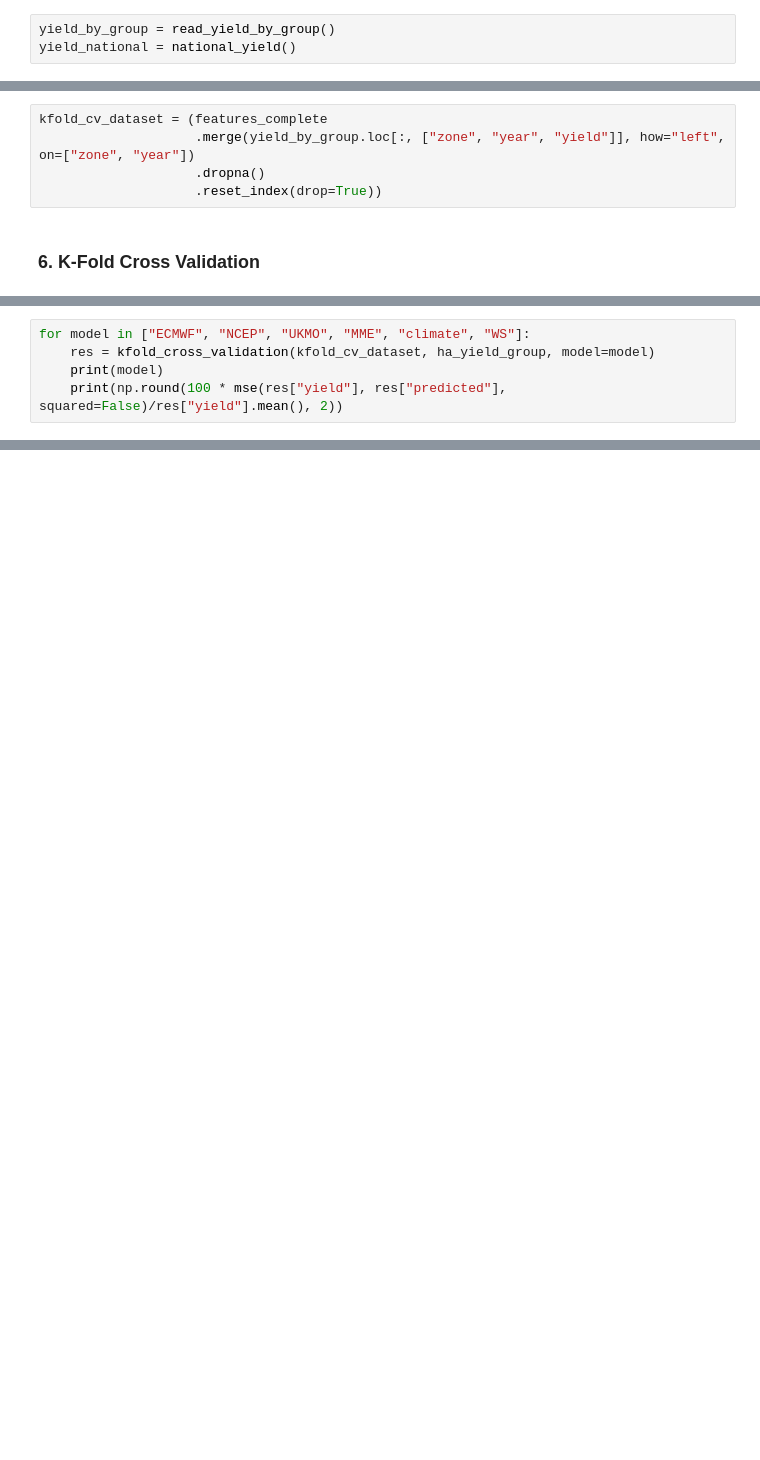
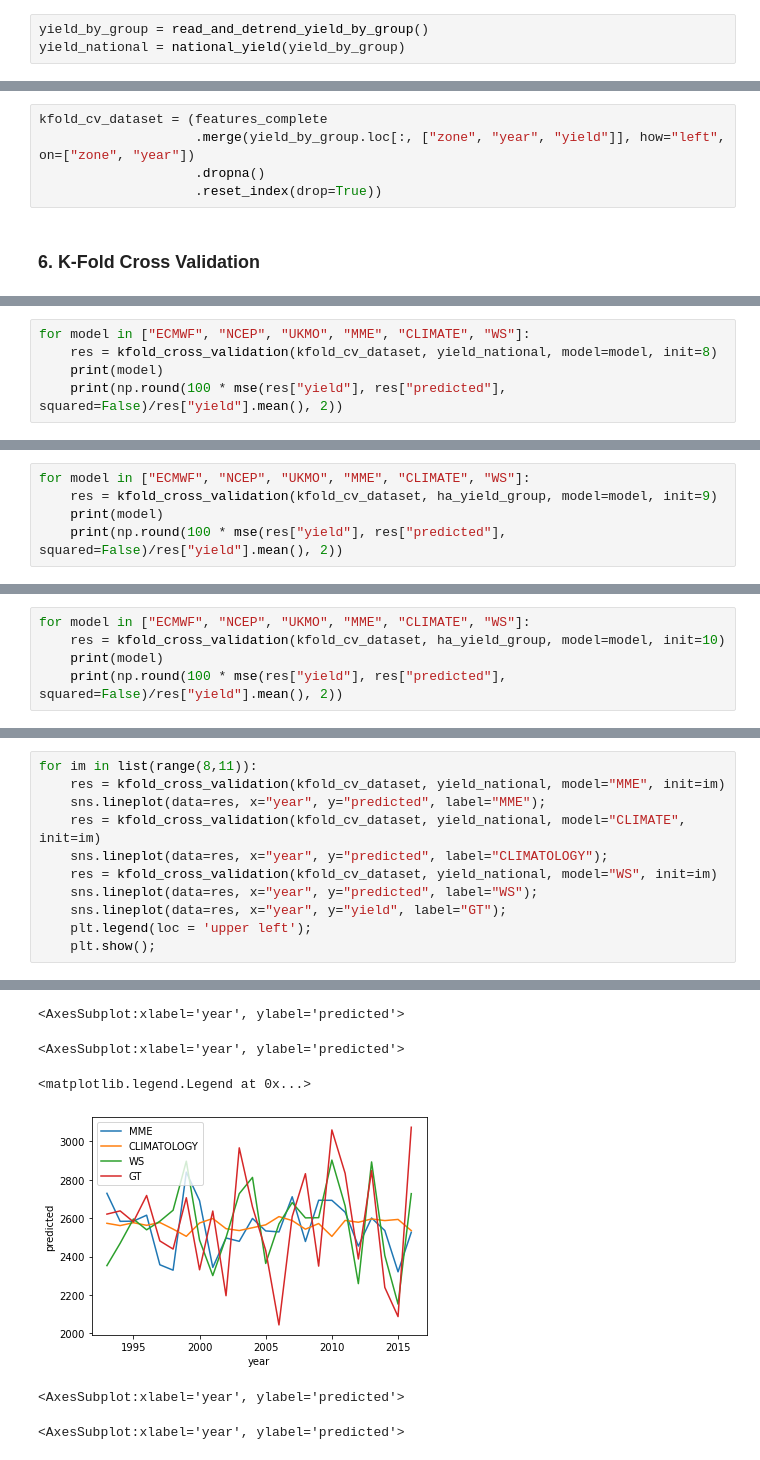
Before and after one commit to mzachow/wheat-yield-forecast-brazil, a Jupyter notebook: climatology_vs_seasonal_forecasts.ipynb, the cells around one changed output, grey strips where cells are left out. Drawn from its saved outputs; the diff is of its cells as text; blank space fills up the shorter version.

Commit message:
Update climatology_vs_seasonal_forecasts.ipynb
from August to Oct with WS, CLimatology, and SCM and good results

```diff
--- a/climatology_vs_seasonal_forecasts.ipynb
+++ b/climatology_vs_seasonal_forecasts.ipynb
@@ -381,3 +330,3 @@ ha_yield_group = ha_yield_group.groupby(["year"])["relative_yield"].sum().reset_
 # %%
-yield_by_group = read_yield_by_group()
-yield_national = national_yield()
+yield_by_group = read_and_detrend_yield_by_group()
+yield_national = national_yield(yield_by_group)
@@ -439,2 +387,7 @@ def kfold_cross_validation(data, national_yield, model="ECMWF"):
 
     return national_forecasts_by_year
+# %%
+for model in ["ECMWF", "NCEP", "UKMO", "MME", "CLIMATE", "WS"]:
+    res = kfold_cross_validation(kfold_cv_dataset, yield_national, model=model, init=8)
+    print(model)
+    print(np.round(100 * mse(res["yield"], res["predicted"], squared=False)/res["yield"].mean(), 2))
@@ -441,6 +407,6 @@ def kfold_cross_validation(data, national_yield, model="ECMWF"):
 # %%
-for model in ["ECMWF", "NCEP", "UKMO", "MME", "climate", "WS"]:
-    res = kfold_cross_validation(kfold_cv_dataset, ha_yield_group, model=model)
+for model in ["ECMWF", "NCEP", "UKMO", "MME", "CLIMATE", "WS"]:
+    res = kfold_cross_validation(kfold_cv_dataset, ha_yield_group, model=model, init=9)
     print(model)
     print(np.round(100 * mse(res["yield"], res["predicted"], squared=False)/res["yield"].mean(), 2))
 # %% [output]
@@ -458,0 +425,5 @@ WS
+# %%
+for model in ["ECMWF", "NCEP", "UKMO", "MME", "CLIMATE", "WS"]:
+    res = kfold_cross_validation(kfold_cv_dataset, ha_yield_group, model=model, init=10)
+    print(model)
+    print(np.round(100 * mse(res["yield"], res["predicted"], squared=False)/res["yield"].mean(), 2))
@@ -458,0 +443,12 @@ WS
+# %%
+for im in list(range(8,11)):
+    res = kfold_cross_validation(kfold_cv_dataset, yield_national, model="MME", init=im)
+    sns.lineplot(data=res, x="year", y="predicted", label="MME");
+    res = kfold_cross_validation(kfold_cv_dataset, yield_national, model="CLIMATE", init=im)
+    sns.lineplot(data=res, x="year", y="predicted", label="CLIMATOLOGY");
+    res = kfold_cross_validation(kfold_cv_dataset, yield_national, model="WS", init=im)
+    sns.lineplot(data=res, x="year", y="predicted", label="WS");
+    sns.lineplot(data=res, x="year", y="yield", label="GT");
+    plt.legend(loc = 'upper left');
+    plt.show();
+# %% [output]
@@ -458,0 +457,6 @@ WS
+<AxesSubplot:xlabel='year', ylabel='predicted'>
+<AxesSubplot:xlabel='year', ylabel='predicted'>
+<matplotlib.legend.Legend at 0x...>
+[figure, added]
+<AxesSubplot:xlabel='year', ylabel='predicted'>
+<AxesSubplot:xlabel='year', ylabel='predicted'>
```
Also changed, not shown: parts of 23 cells of this notebook.
